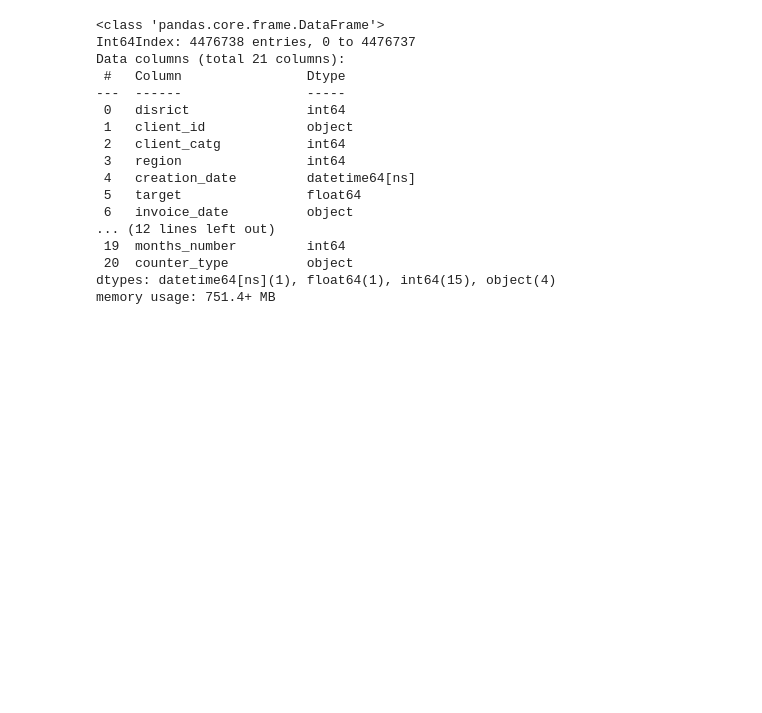
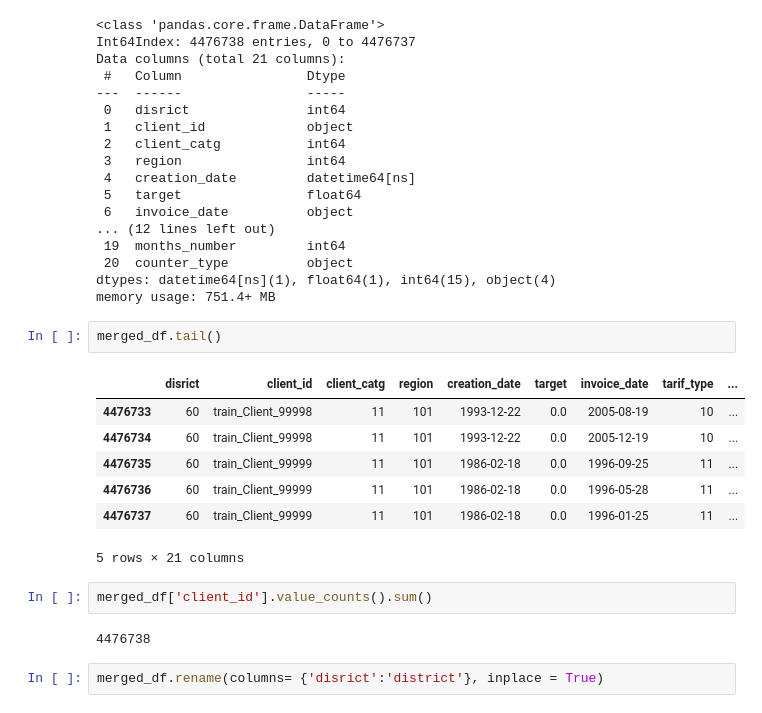
Before and after one commit to mariagichomo/Fraud-detection, a Jupyter notebook: Fraud_detection_pynb.ipynb, the cells around one changed output. Cells and saved outputs as stored; diff of their text form; blank space fills up the shorter version.

```diff
--- a/Fraud_detection_pynb.ipynb
+++ b/Fraud_detection_pynb.ipynb
@@ -279,3 +279,19 @@ Data columns (total 21 columns):
  20  counter_type          object
 dtypes: datetime64[ns](1), float64(1), int64(15), object(4)
 memory usage: 751.4+ MB
+# %%
+merged_df.tail()
+# %% [output]
+|  | disrict | client_id | client_catg | region | creation_date | target | invoice_date | tarif_type | ... |
+| 4476733 | 60 | train_Client_99998 | 11 | 101 | 1993-12-22 | 0.0 | 2005-08-19 | 10 | ... |
+| 4476734 | 60 | train_Client_99998 | 11 | 101 | 1993-12-22 | 0.0 | 2005-12-19 | 10 | ... |
+| 4476735 | 60 | train_Client_99999 | 11 | 101 | 1986-02-18 | 0.0 | 1996-09-25 | 11 | ... |
+| 4476736 | 60 | train_Client_99999 | 11 | 101 | 1986-02-18 | 0.0 | 1996-05-28 | 11 | ... |
+| 4476737 | 60 | train_Client_99999 | 11 | 101 | 1986-02-18 | 0.0 | 1996-01-25 | 11 | ... |
+5 rows × 21 columns
+# %%
+merged_df['client_id'].value_counts().sum()
+# %% [output]
+4476738
+# %%
+merged_df.rename(columns= {'disrict':'district'}, inplace = True)
```
Also changed, not shown: parts of 1 cell of this notebook.
